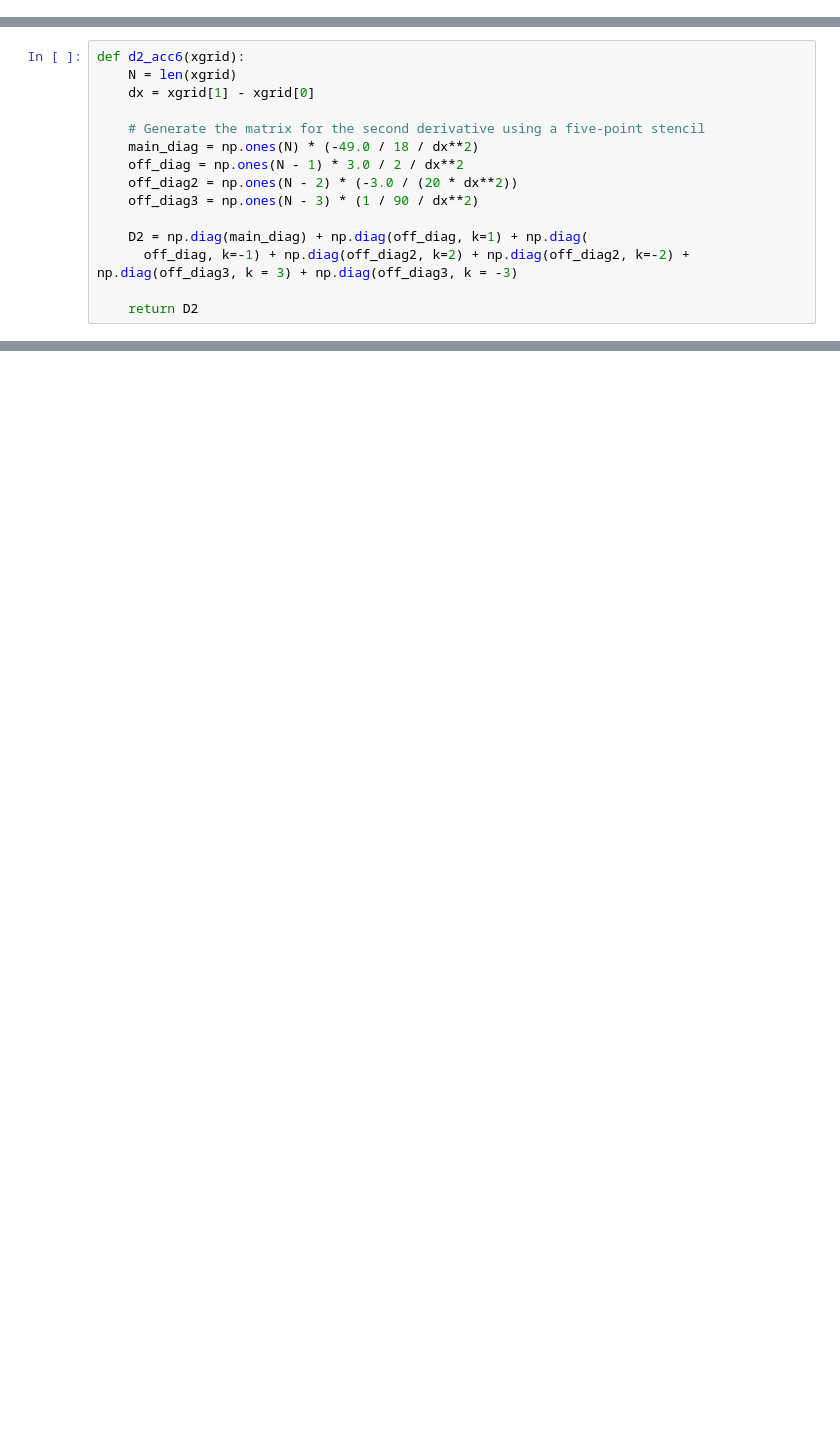
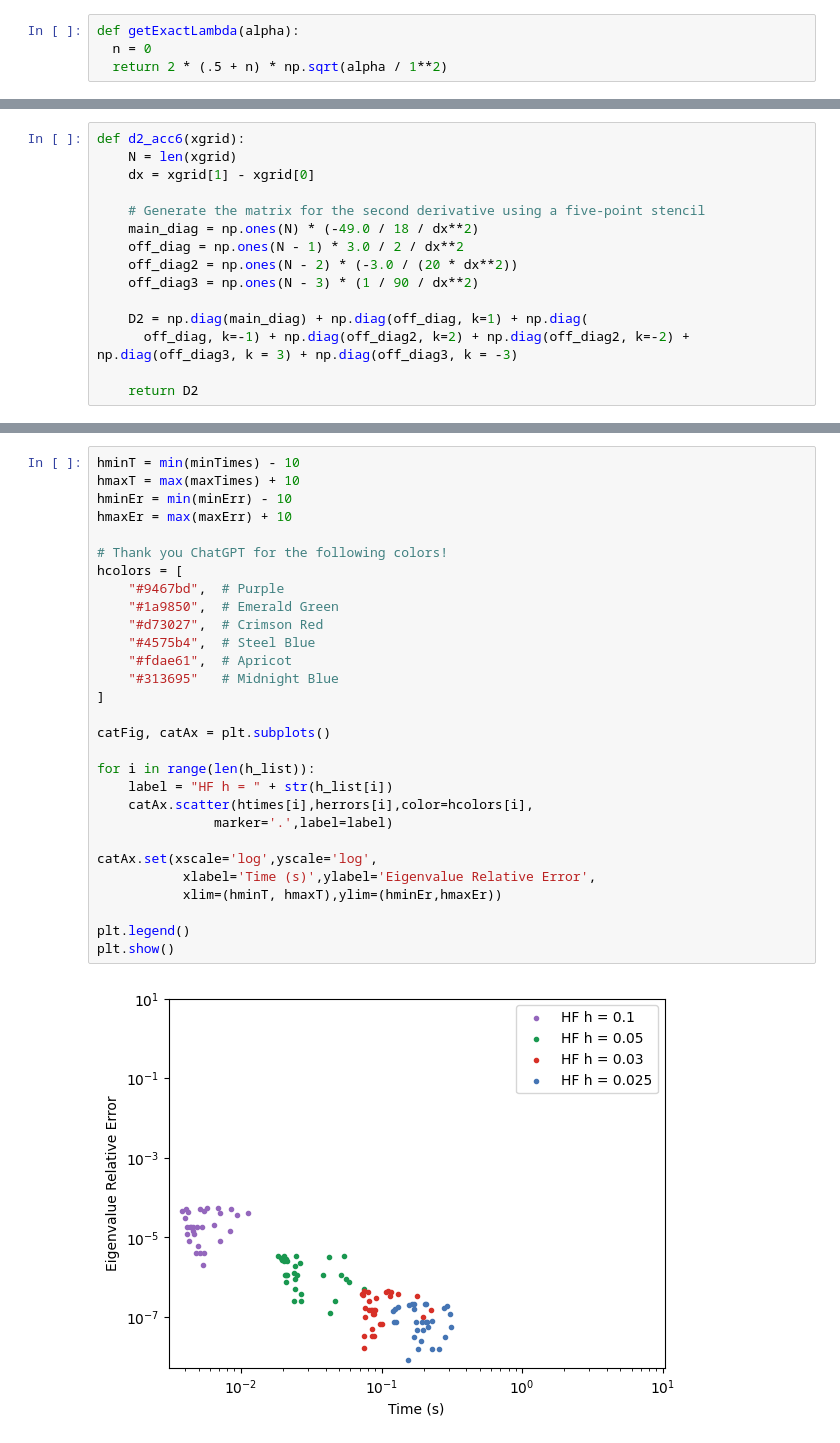
Before and after one commit to ascsn/RBM-Adventures, a Jupyter notebook: d2_testing.ipynb, the cells around one changed output, grey strips where cells are left out. Cells and saved outputs as stored; diff of their text form; blank space fills up the shorter version.

```diff
--- a/d2_testing.ipynb
+++ b/d2_testing.ipynb
@@ -6,3 +7,7 @@ import plotly.express as px
+# %%
+def getExactLambda(alpha):
+  n = 0
+  return 2 * (.5 + n) * np.sqrt(alpha / 1**2)
 # %%
 def d2_acc2(h, x):
         # Once again, we create the second derivative matrix
@@ -77,0 +223,31 @@ fig.show()
+# %%
+hminT = min(minTimes) - 10
+hmaxT = max(maxTimes) + 10
+hminEr = min(minErr) - 10
+hmaxEr = max(maxErr) + 10
+
+# Thank you ChatGPT for the following colors!
+hcolors = [
+    "#9467bd",  # Purple
+    "#1a9850",  # Emerald Green
+    "#d73027",  # Crimson Red
+    "#4575b4",  # Steel Blue
+    "#fdae61",  # Apricot
+    "#313695"   # Midnight Blue
+]
+
+catFig, catAx = plt.subplots()
+
+for i in range(len(h_list)):
+    label = "HF h = " + str(h_list[i])
+    catAx.scatter(htimes[i],herrors[i],color=hcolors[i],
+               marker='.',label=label)
+
+catAx.set(xscale='log',yscale='log',
+           xlabel='Time (s)',ylabel='Eigenvalue Relative Error',
+           xlim=(hminT, hmaxT),ylim=(hminEr,hmaxEr))
+
+plt.legend()
+plt.show()
+# %% [output]
+[figure, added]
```
Also changed, not shown: parts of 12 cells of this notebook, 1 other file.
